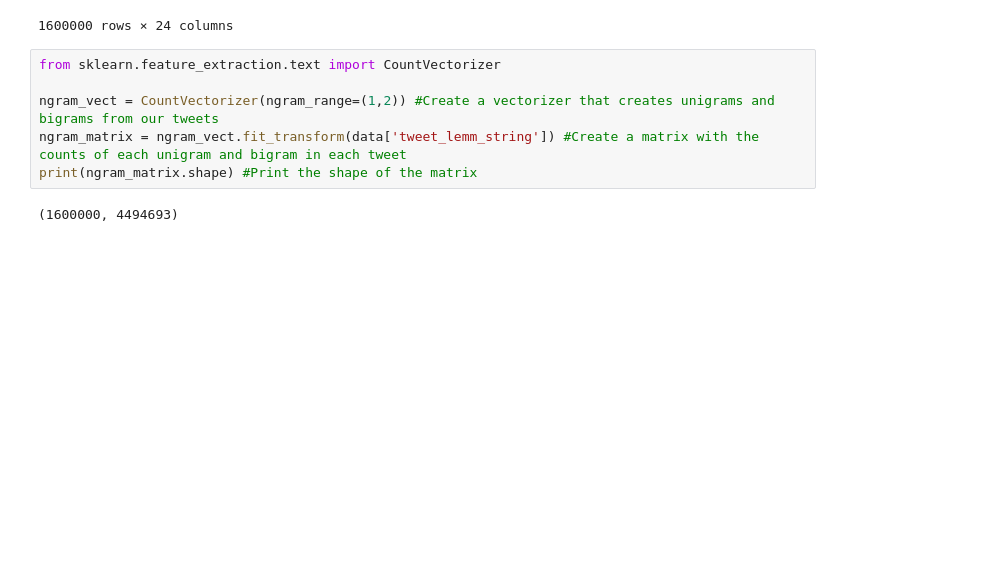
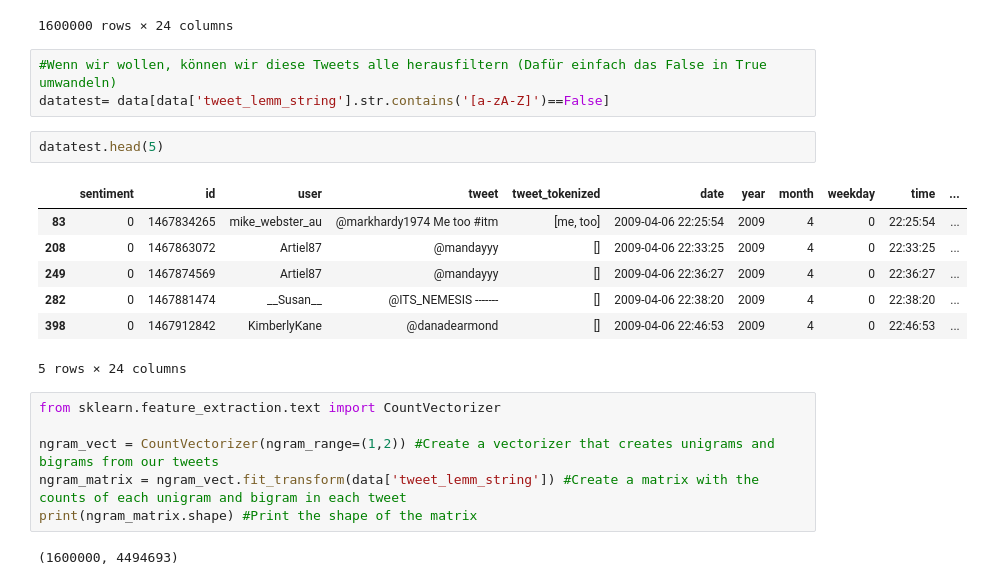
Before and after one commit to DavidStein7/marketing_analytics_project, a Jupyter notebook: Notebooks/data_preparation.ipynb, the cells around one changed output. Drawn from its saved outputs; the diff is of its cells as text; blank space fills up the shorter version.

```diff
--- a/Notebooks/data_preparation.ipynb
+++ b/Notebooks/data_preparation.ipynb
@@ -237,6 +273,19 @@ data
 | 1599998 | 1 | 2193602064 | tinydiamondz | Happy 38th Birthday to my boo of ... | [happy, 38th, birthday, to, my, b... | 2009-06-16 08:40:49 | 2009 | 6 | 1 | 08:40:49 | ... |
 | 1599999 | 1 | 2193602129 | RyanTrevMorris | happy #charitytuesday @theNSPCC @... | [happy] | 2009-06-16 08:40:50 | 2009 | 6 | 1 | 08:40:50 | ... |
 1600000 rows × 24 columns
+# %%
+#Wenn wir wollen, können wir diese Tweets alle herausfiltern (Dafür einfach das False in True umwandeln)
+datatest= data[data['tweet_lemm_string'].str.contains('[a-zA-Z]')==False]
+# %%
+datatest.head(5)
+# %% [output]
+|  | sentiment | id | user | tweet | tweet_tokenized | date | year | month | weekday | time | ... |
+| 83 | 0 | 1467834265 | mike_webster_au | @markhardy1974 Me too #itm | [me, too] | 2009-04-06 22:25:54 | 2009 | 4 | 0 | 22:25:54 | ... |
+| 208 | 0 | 1467863072 | Artiel87 | @mandayyy | [] | 2009-04-06 22:33:25 | 2009 | 4 | 0 | 22:33:25 | ... |
+| 249 | 0 | 1467874569 | Artiel87 | @mandayyy | [] | 2009-04-06 22:36:27 | 2009 | 4 | 0 | 22:36:27 | ... |
+| 282 | 0 | 1467881474 | __Susan__ | @ITS_NEMESIS ------- | [] | 2009-04-06 22:38:20 | 2009 | 4 | 0 | 22:38:20 | ... |
+| 398 | 0 | 1467912842 | KimberlyKane | @danadearmond | [] | 2009-04-06 22:46:53 | 2009 | 4 | 0 | 22:46:53 | ... |
+5 rows × 24 columns
 # %%
 from sklearn.feature_extraction.text import CountVectorizer
 
```
Also changed, not shown: parts of 5 cells of this notebook.
